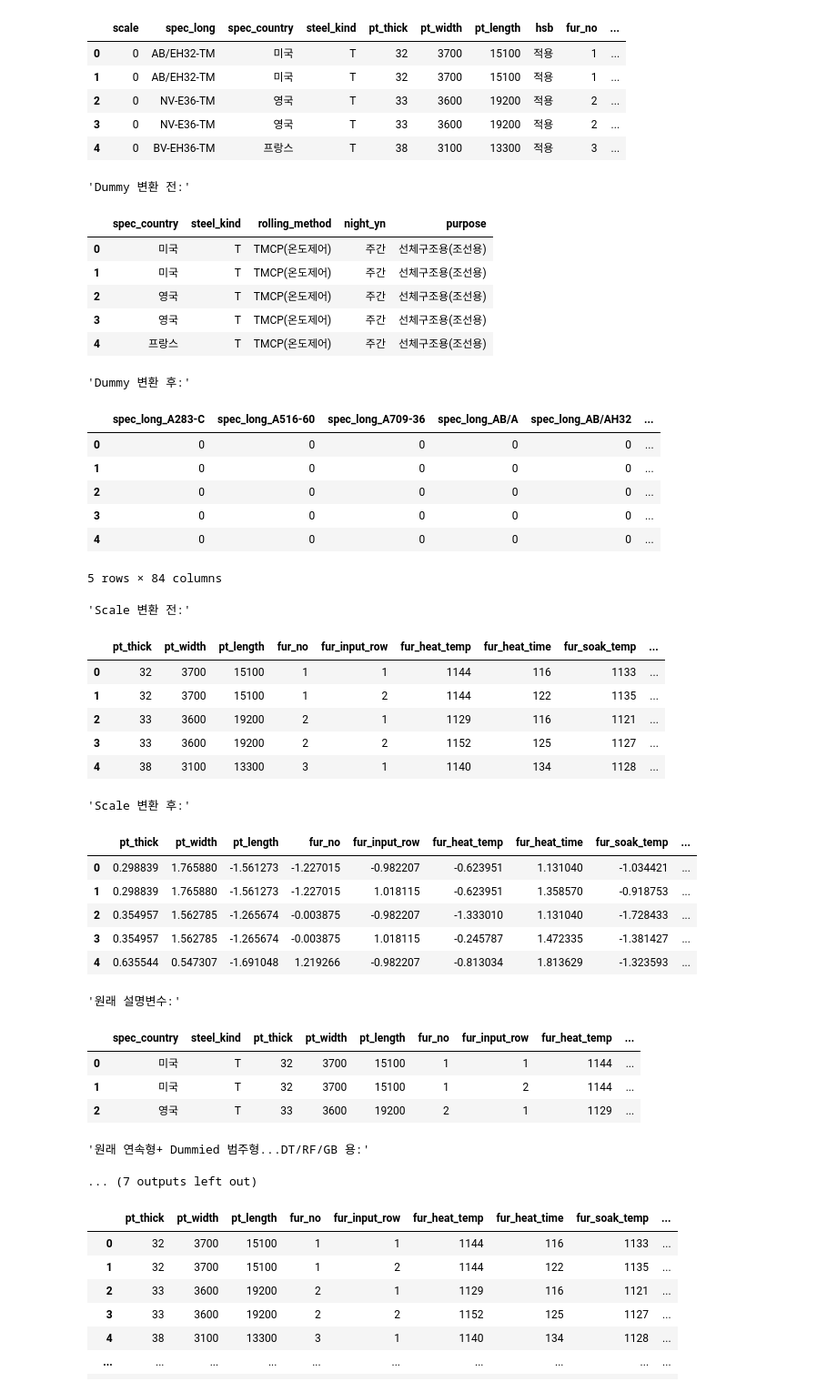
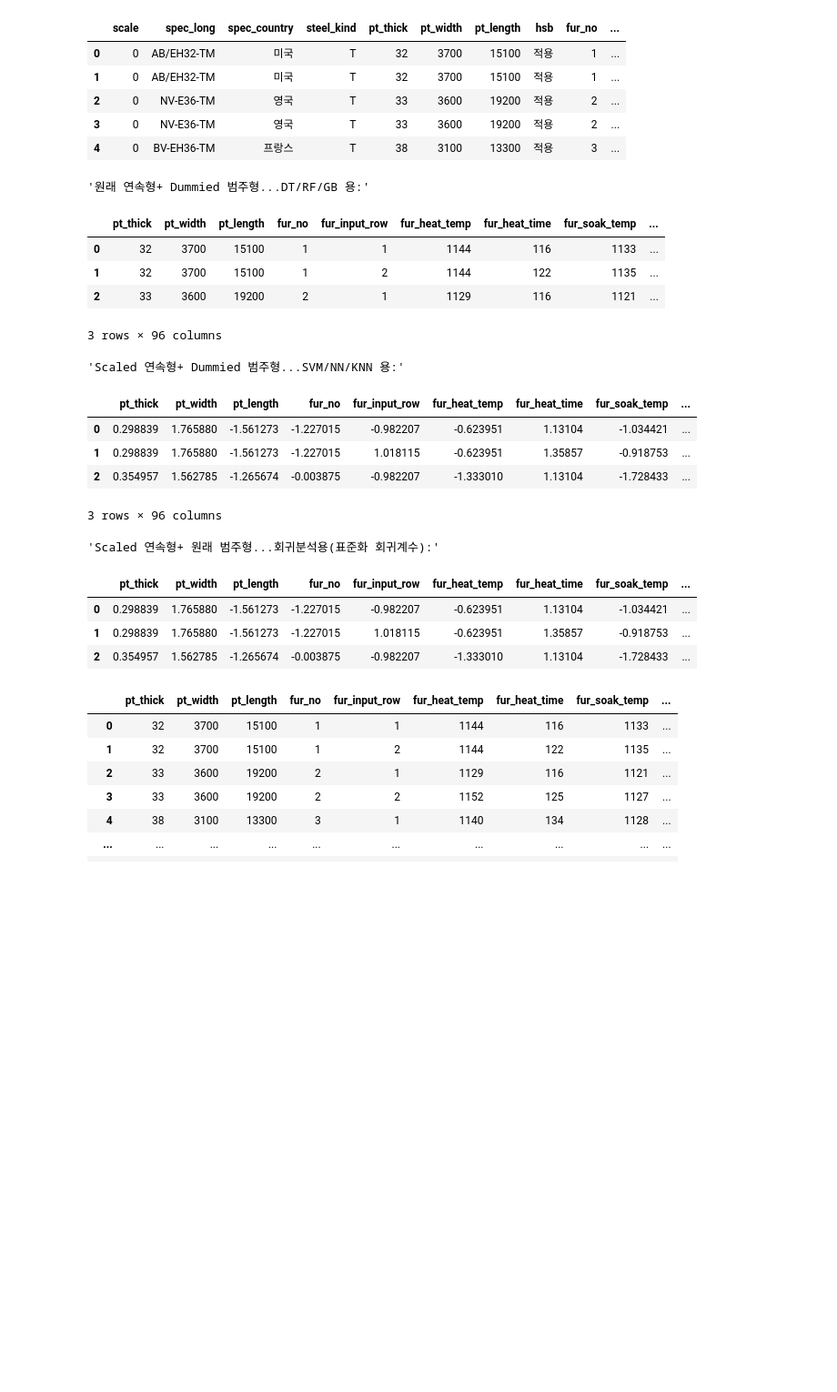
Before and after one commit to Seojiii/plate_project, a Jupyter notebook: scale_train_test_split.ipynb, the cells around one changed output. Shown: that part at 91% size. Saved outputs shown, nothing was run; the diff lists cells and outputs as text; code cells hidden in the pictures; blank space fills up the shorter version.

```diff
--- a/scale_train_test_split.ipynb
+++ b/scale_train_test_split.ipynb
@@ -32,79 +32,49 @@ df_raw_x_char_2 = df_raw_x_2.select_dtypes(include = "object")
 # get_dummies: 범주형 변수에 대한 더미변환
 df_x_dummy_1 = pd.get_dummies(df_raw_x_char_1)
 df_x_dummy_2 = pd.get_dummies(df_raw_x_char_2, drop_first=True) # 범주가 2개인 자료는 따로 dummy화
 df_x_dummy = pd.concat([df_x_dummy_1, df_x_dummy_2], axis=1)
-df_x_dummy.head()
-display("Dummy 변환 전:", df_raw_x_char.head())
-display("Dummy 변환 후:",df_x_dummy.head())
-
 
 
 # 연속형 변수 선택 : select_dtypes="object" 제외
 df_raw_x_num = df_raw_x.select_dtypes(exclude = "object")
 
 # 변수명 저장
 v_feature_names = df_raw_x_num.columns
 
 # StandardScaler 적용
 scaler = StandardScaler()
 df_x_scaled = scaler.fit_transform(df_raw_x_num)
 df_x_scaled = pd.DataFrame(df_x_scaled, columns=v_feature_names)
 
-display("Scale 변환 전:", df_raw_x_num.head())
-display("Scale 변환 후:",df_x_scaled.head())
-
-
-
-display("원래 설명변수:", df_raw_x.head(3))
-
 # 원래 연속형(df_raw_x_num) + dummy된 범주형(df_x_dummy)
 df_x_raw_dummy = df_raw_x_num.join(df_x_dummy)
 display("원래 연속형+ Dummied 범주형...DT/RF/GB 용:",df_x_raw_dummy.head(3))
 
 # scale된 연속형(df_x_scaled)+ dummy된 범주형(df_x_dummy)
 df_x_scale_dummy = df_x_scaled.join(df_x_dummy)
 display("Scaled 연속형+ Dummied 범주형...SVM/NN/KNN 용:",df_x_scale_dummy.head(3))
 
 # scale된 연속형(df_x_scaled) + 원래 범주형(df_raw_x_char)
 df_x_scale_raw = df_x_scaled.join(df_raw_x_char)
 display("Scaled 연속형+ 원래 범주형...회귀분석용(표준화 회귀계수):",df_x_scale_raw.head(3))
 # %% [output]
-'Dummy 변환 전:'
+'원래 연속형+ Dummied 범주형...DT/RF/GB 용:'
-|  | spec_country | steel_kind | rolling_method | night_yn | purpose |
-| 0 | 미국 | T | TMCP(온도제어) | 주간 | 선체구조용(조선용) |
-| 1 | 미국 | T | TMCP(온도제어) | 주간 | 선체구조용(조선용) |
-| 2 | 영국 | T | TMCP(온도제어) | 주간 | 선체구조용(조선용) |
-| 3 | 영국 | T | TMCP(온도제어) | 주간 | 선체구조용(조선용) |
-| 4 | 프랑스 | T | TMCP(온도제어) | 주간 | 선체구조용(조선용) |
+|  | pt_thick | pt_width | pt_length | fur_no | fur_input_row | fur_heat_temp | fur_heat_time | fur_soak_temp | ... |
+| 0 | 32 | 3700 | 15100 | 1 | 1 | 1144 | 116 | 1133 | ... |
+| 1 | 32 | 3700 | 15100 | 1 | 2 | 1144 | 122 | 1135 | ... |
+| 2 | 33 | 3600 | 19200 | 2 | 1 | 1129 | 116 | 1121 | ... |
-'Dummy 변환 후:'
+3 rows × 96 columns
+'Scaled 연속형+ Dummied 범주형...SVM/NN/KNN 용:'
-|  | spec_long_A283-C | spec_long_A516-60 | spec_long_A709-36 | spec_long_AB/A | spec_long_AB/AH32 | ... |
-| 0 | 0 | 0 | 0 | 0 | 0 | ... |
-| 1 | 0 | 0 | 0 | 0 | 0 | ... |
-| 2 | 0 | 0 | 0 | 0 | 0 | ... |
-| 3 | 0 | 0 | 0 | 0 | 0 | ... |
-| 4 | 0 | 0 | 0 | 0 | 0 | ... |
+|  | pt_thick | pt_width | pt_length | fur_no | fur_input_row | fur_heat_temp | fur_heat_time | fur_soak_temp | ... |
+| 0 | 0.298839 | 1.765880 | -1.561273 | -1.227015 | -0.982207 | -0.623951 | 1.13104 | -1.034421 | ... |
+| 1 | 0.298839 | 1.765880 | -1.561273 | -1.227015 | 1.018115 | -0.623951 | 1.35857 | -0.918753 | ... |
+| 2 | 0.354957 | 1.562785 | -1.265674 | -0.003875 | -0.982207 | -1.333010 | 1.13104 | -1.728433 | ... |
-5 rows × 84 columns
-'Scale 변환 전:'
+3 rows × 96 columns
+'Scaled 연속형+ 원래 범주형...회귀분석용(표준화 회귀계수):'
 |  | pt_thick | pt_width | pt_length | fur_no | fur_input_row | fur_heat_temp | fur_heat_time | fur_soak_temp | ... |
-| 0 | 32 | 3700 | 15100 | 1 | 1 | 1144 | 116 | 1133 | ... |
-| 1 | 32 | 3700 | 15100 | 1 | 2 | 1144 | 122 | 1135 | ... |
-| 2 | 33 | 3600 | 19200 | 2 | 1 | 1129 | 116 | 1121 | ... |
-| 3 | 33 | 3600 | 19200 | 2 | 2 | 1152 | 125 | 1127 | ... |
-| 4 | 38 | 3100 | 13300 | 3 | 1 | 1140 | 134 | 1128 | ... |
+| 0 | 0.298839 | 1.765880 | -1.561273 | -1.227015 | -0.982207 | -0.623951 | 1.13104 | -1.034421 | ... |
+| 1 | 0.298839 | 1.765880 | -1.561273 | -1.227015 | 1.018115 | -0.623951 | 1.35857 | -0.918753 | ... |
+| 2 | 0.354957 | 1.562785 | -1.265674 | -0.003875 | -0.982207 | -1.333010 | 1.13104 | -1.728433 | ... |
-'Scale 변환 후:'
-|  | pt_thick | pt_width | pt_length | fur_no | fur_input_row | fur_heat_temp | fur_heat_time | fur_soak_temp | ... |
-| 0 | 0.298839 | 1.765880 | -1.561273 | -1.227015 | -0.982207 | -0.623951 | 1.131040 | -1.034421 | ... |
-| 1 | 0.298839 | 1.765880 | -1.561273 | -1.227015 | 1.018115 | -0.623951 | 1.358570 | -0.918753 | ... |
-| 2 | 0.354957 | 1.562785 | -1.265674 | -0.003875 | -0.982207 | -1.333010 | 1.131040 | -1.728433 | ... |
-| 3 | 0.354957 | 1.562785 | -1.265674 | -0.003875 | 1.018115 | -0.245787 | 1.472335 | -1.381427 | ... |
-| 4 | 0.635544 | 0.547307 | -1.691048 | 1.219266 | -0.982207 | -0.813034 | 1.813629 | -1.323593 | ... |
-'원래 설명변수:'
-|  | spec_country | steel_kind | pt_thick | pt_width | pt_length | fur_no | fur_input_row | fur_heat_temp | ... |
-| 0 | 미국 | T | 32 | 3700 | 15100 | 1 | 1 | 1144 | ... |
-| 1 | 미국 | T | 32 | 3700 | 15100 | 1 | 2 | 1144 | ... |
-| 2 | 영국 | T | 33 | 3600 | 19200 | 2 | 1 | 1129 | ... |
-'원래 연속형+ Dummied 범주형...DT/RF/GB 용:'
-... (7 outputs left out)
 # %%
 df_x_raw_dummy
 # %% [output]
```
